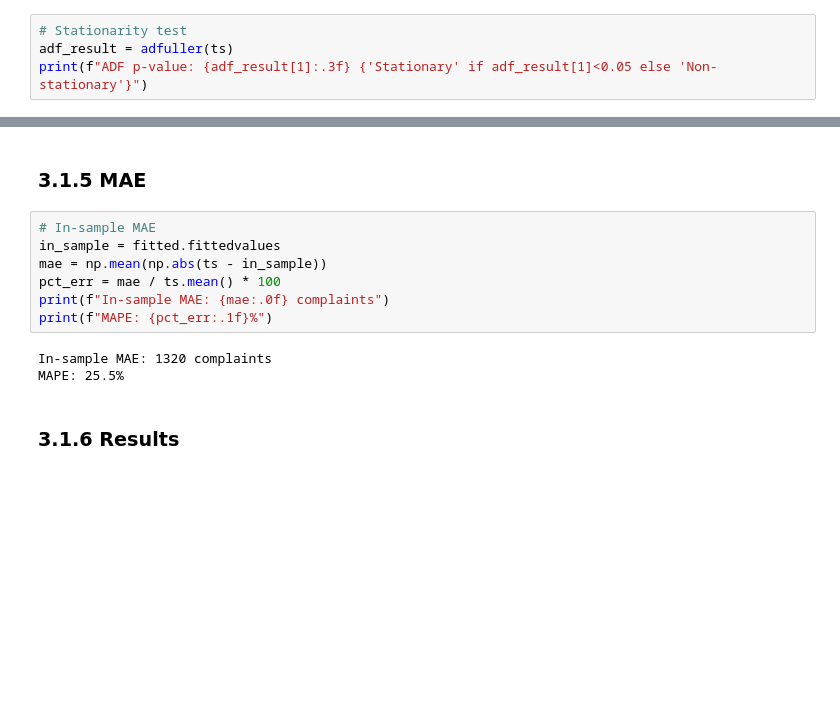
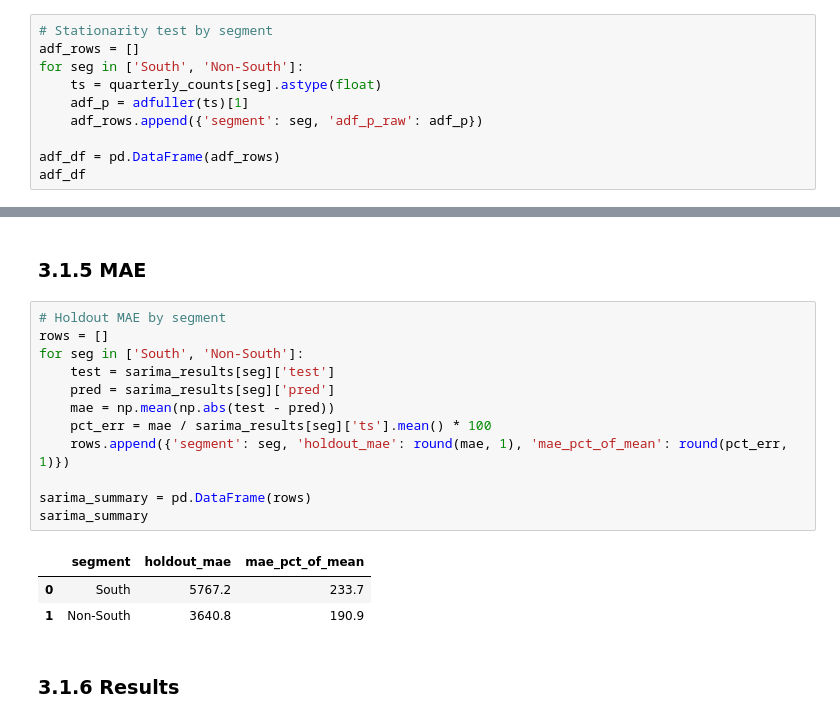
Before and after one commit to kazishahid-ds/CFPB-complaints-analysis, a Jupyter notebook: notebooks/03a_cfpb_time_series_sarima.ipynb, the cells around one changed output, grey strips where cells are left out. Saved outputs shown, nothing was run; the diff lists cells and outputs as text; blank space fills up the shorter version.

```diff
--- a/notebooks/03a_cfpb_time_series_sarima.ipynb
+++ b/notebooks/03a_cfpb_time_series_sarima.ipynb
@@ -47,7 +75,13 @@ Freq: Q-DEC, dtype: int64
 # %% [markdown]
 ### 3.1.2 Differencing Fix
 # %%
-# Stationarity test
-adf_result = adfuller(ts)
-print(f"ADF p-value: {adf_result[1]:.3f} {'Stationary' if adf_result[1]<0.05 else 'Non-stationary'}")
+# Stationarity test by segment
+adf_rows = []
+for seg in ['South', 'Non-South']:
+    ts = quarterly_counts[seg].astype(float)
+    adf_p = adfuller(ts)[1]
+    adf_rows.append({'segment': seg, 'adf_p_raw': adf_p})
+
+adf_df = pd.DataFrame(adf_rows)
+adf_df
 # %% [output]
@@ -129,15 +180,21 @@ Freq: Q-DEC, Name: predicted_mean, dtype: float64
 # %% [markdown]
 ### 3.1.5 MAE
 # %%
-# In-sample MAE
-in_sample = fitted.fittedvalues
-mae = np.mean(np.abs(ts - in_sample))
-pct_err = mae / ts.mean() * 100
-print(f"In-sample MAE: {mae:.0f} complaints")
-print(f"MAPE: {pct_err:.1f}%")
+# Holdout MAE by segment
+rows = []
+for seg in ['South', 'Non-South']:
+    test = sarima_results[seg]['test']
+    pred = sarima_results[seg]['pred']
+    mae = np.mean(np.abs(test - pred))
+    pct_err = mae / sarima_results[seg]['ts'].mean() * 100
+    rows.append({'segment': seg, 'holdout_mae': round(mae, 1), 'mae_pct_of_mean': round(pct_err, 1)})
+
+sarima_summary = pd.DataFrame(rows)
+sarima_summary
 # %% [output]
-In-sample MAE: 1320 complaints
-MAPE: 25.5%
+|  | segment | holdout_mae | mae_pct_of_mean |
+| 0 | South | 5767.2 | 233.7 |
+| 1 | Non-South | 3640.8 | 190.9 |
 # %% [markdown]
 ### 3.1.6 Results
 # %% [markdown]
```
Also changed, not shown: parts of 6 cells of this notebook, 25 other files.
